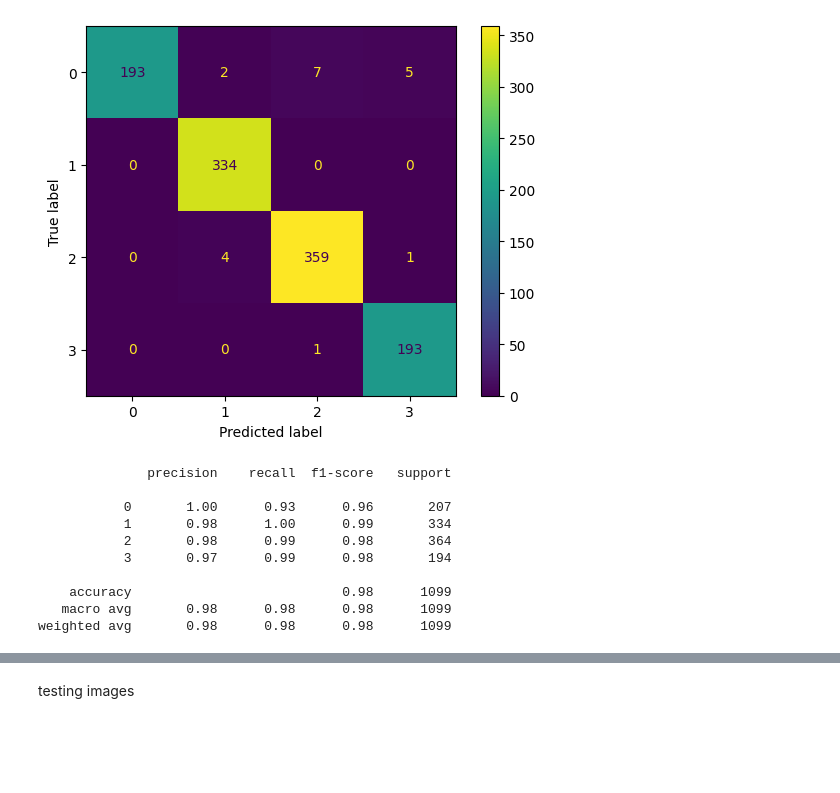
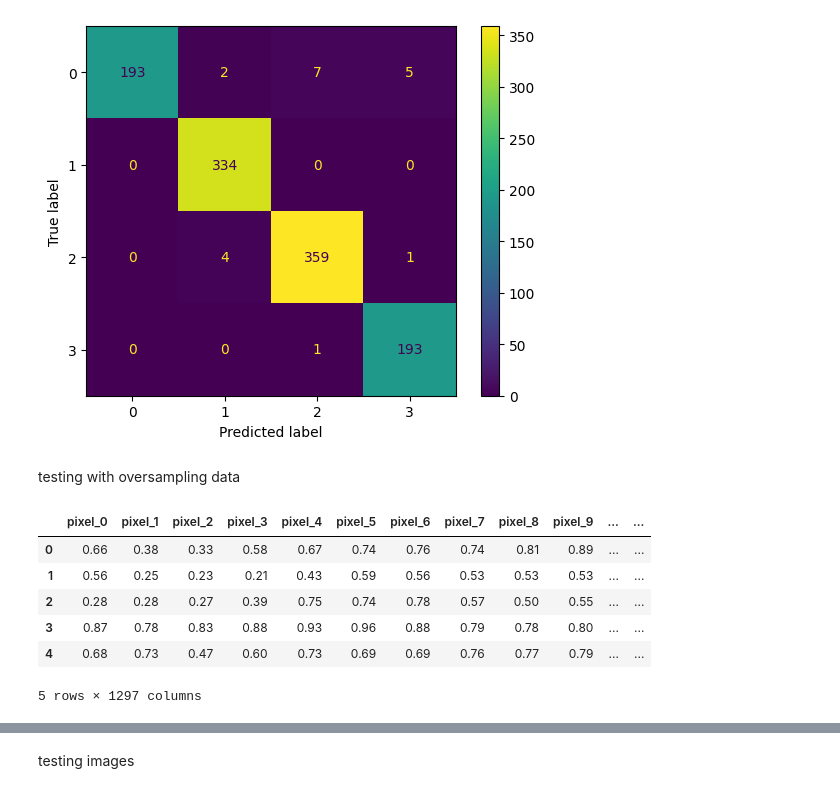
Before and after one commit to AnuraagaNath/Project-PredthePrice, a Jupyter notebook: train_image/train_image.ipynb, the cells around one changed output, grey strips where cells are left out. Drawn from its saved outputs; the diff is of its cells as text; code cells hidden in the pictures; blank space fills up the shorter version.

```diff
--- a/train_image/train_image.ipynb
+++ b/train_image/train_image.ipynb
@@ -119,20 +98,9 @@ ConfusionMatrixDisplay(confusion_matrix(y_test, y_pred)).plot()
 # %% [output]
 <sklearn.metrics._plot.confusion_matrix.ConfusionMatrixDisplay at 0x...>
 [figure]
-# %%
-print(classification_report(y_test, y_pred))
-# %% [output]
-              precision    recall  f1-score   support
-
-           0       1.00      0.93      0.96       207
-           1       0.98      1.00      0.99       334
-           2       0.98      0.99      0.98       364
-           3       0.97      0.99      0.98       194
-
-    accuracy                           0.98      1099
-   macro avg       0.98      0.98      0.98      1099
-weighted avg       0.98      0.98      0.98      1099
 # %%
 # save model
 import skops.io as sio
 sio.dump(clf, 'car_detection_model_svc.skops')
+# %% [markdown]
+testing with oversampling data
@@ -138,0 +111,10 @@ sio.dump(clf, 'car_detection_model_svc.skops')
+# %%
+df.head()
+# %% [output]
+|  | pixel_0 | pixel_1 | pixel_2 | pixel_3 | pixel_4 | pixel_5 | pixel_6 | pixel_7 | pixel_8 | pixel_9 | ... | ... |
+| 0 | 0.66 | 0.38 | 0.33 | 0.58 | 0.67 | 0.74 | 0.76 | 0.74 | 0.81 | 0.89 | ... | ... |
+| 1 | 0.56 | 0.25 | 0.23 | 0.21 | 0.43 | 0.59 | 0.56 | 0.53 | 0.53 | 0.53 | ... | ... |
+| 2 | 0.28 | 0.28 | 0.27 | 0.39 | 0.75 | 0.74 | 0.78 | 0.57 | 0.50 | 0.55 | ... | ... |
+| 3 | 0.87 | 0.78 | 0.83 | 0.88 | 0.93 | 0.96 | 0.88 | 0.79 | 0.78 | 0.80 | ... | ... |
+| 4 | 0.68 | 0.73 | 0.47 | 0.60 | 0.73 | 0.69 | 0.69 | 0.76 | 0.77 | 0.79 | ... | ... |
+5 rows × 1297 columns
```
Also changed, not shown: parts of 23 cells of this notebook, 33 other files.
